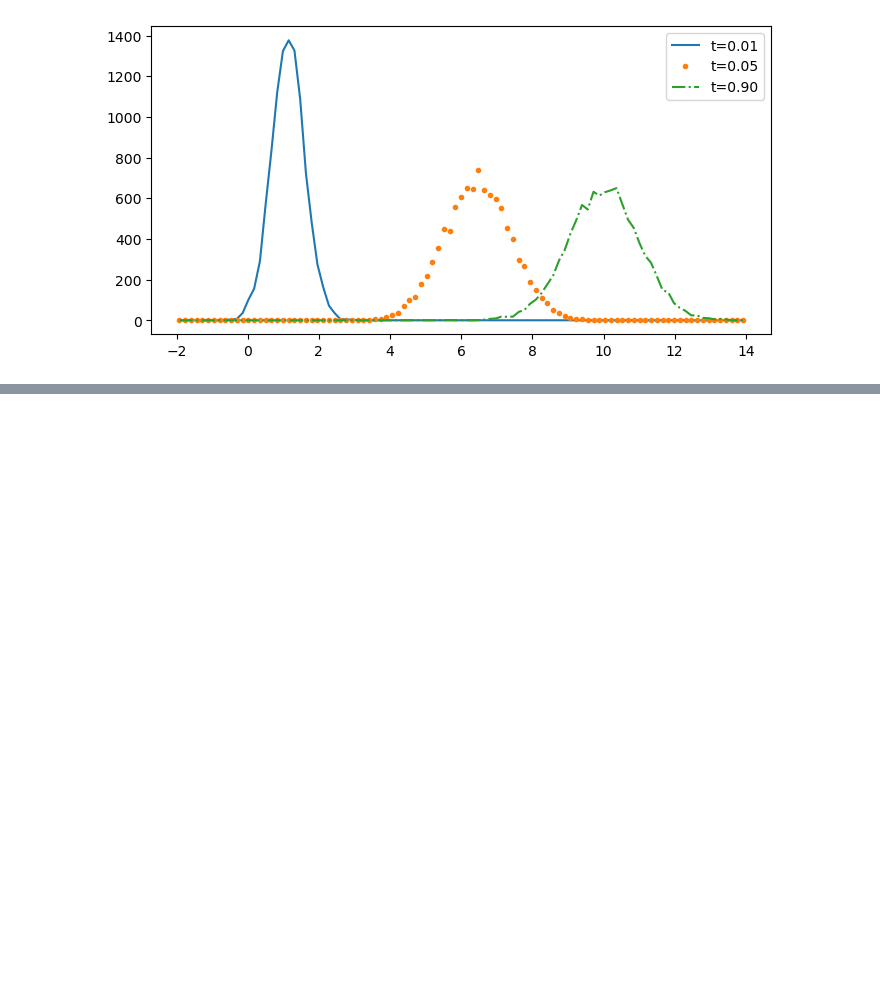
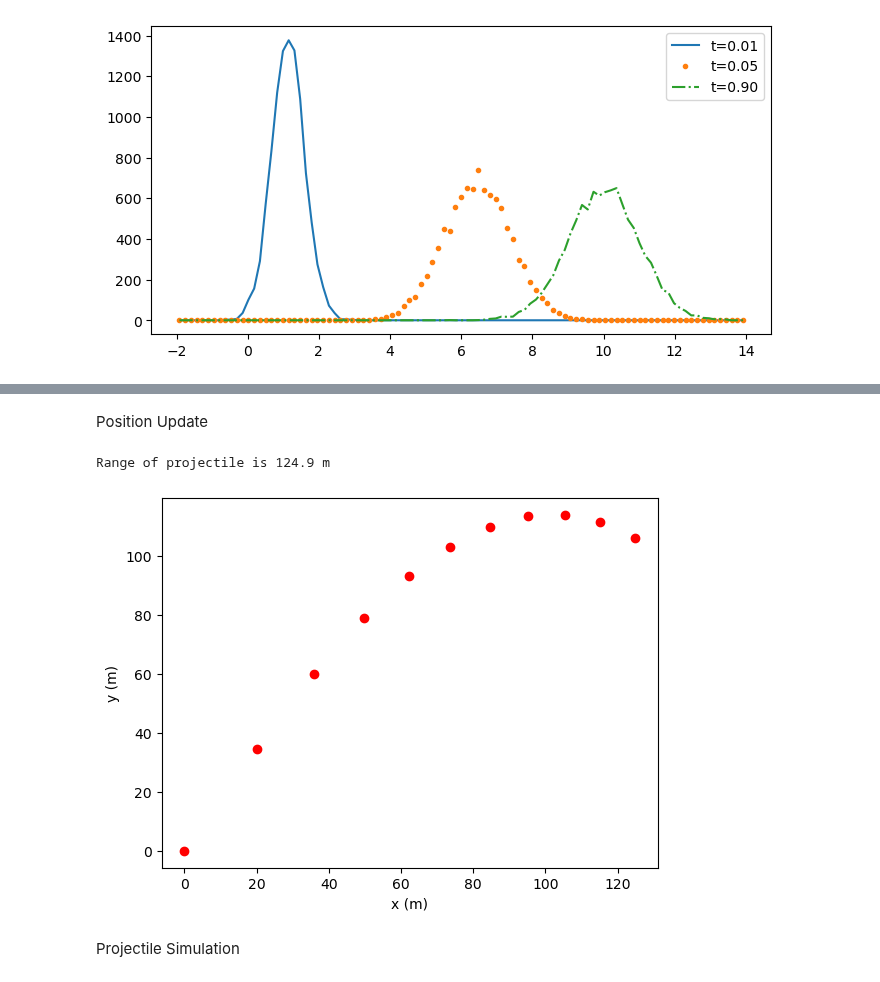
Before and after one commit to XueqianDeng/de_novo_rl, a Jupyter notebook: help_wulf.ipynb, the cells around one changed output, grey strips where cells are left out. Cells and saved outputs as stored; diff of their text form; code cells hidden in the pictures; blank space fills up the shorter version.

```diff
--- a/help_wulf.ipynb
+++ b/help_wulf.ipynb
@@ -76,0 +151,26 @@ No artists with labels found to put in legend.  Note that artists whose label st
+# %% [markdown]
+Position Update
+# %%
+# Initialise the lists for x and y
+x = [0]
+y = [0]
+
+# Use Euler method to update var
+while (counter < 10):
+    # Update the positions x and y
+    x.append(x[counter]+dt*vx[counter])
+    y.append(y[counter]+dt*vy[counter])
+    # Increment the counter by 1
+    counter = counter +1
+
+
+# Let's plot the trajectory
+plt.plot(x,y,'ro')
+plt.ylabel("y (m)")
+plt.xlabel("x (m)")
+print("Range of projectile is {:3.1f} m".format(x[counter]))
+# %% [output]
+Range of projectile is 124.9 m
+[figure, added]
+# %% [markdown]
+Projectile Simulation
```
Also changed, not shown: parts of 9 cells of this notebook.
